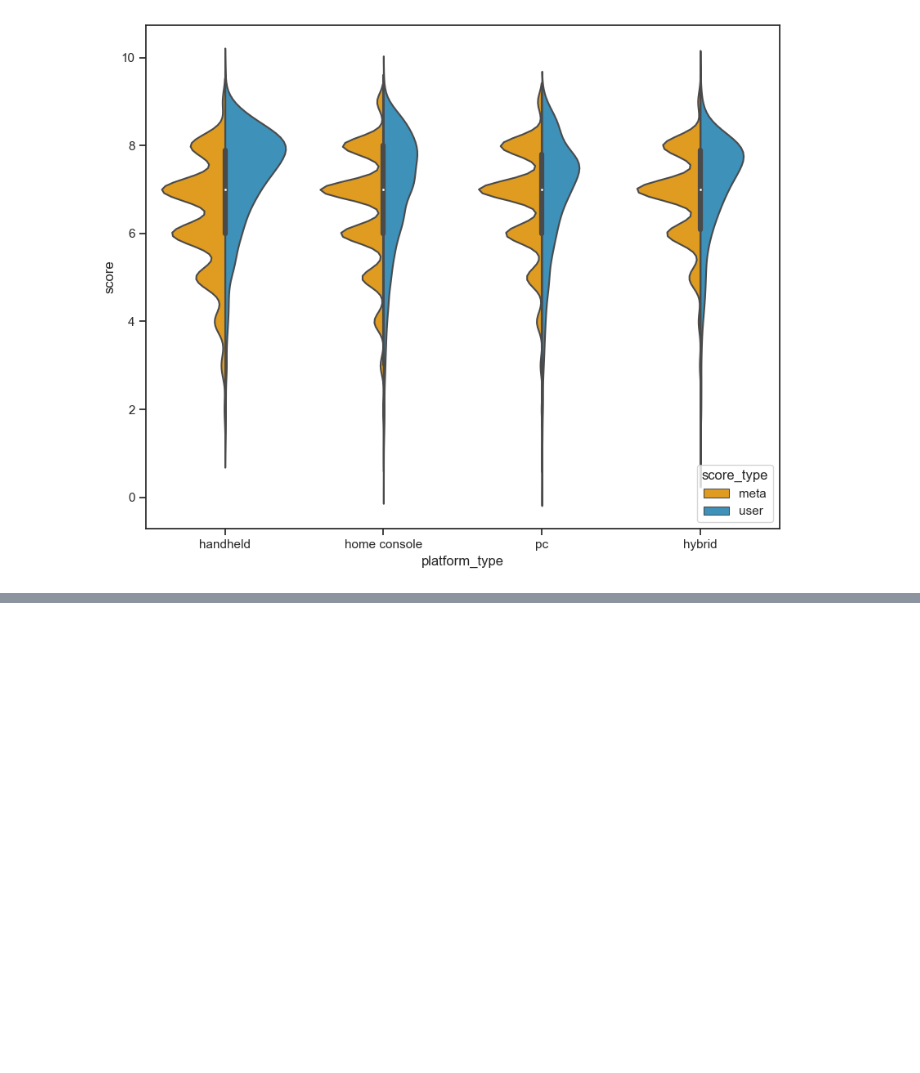
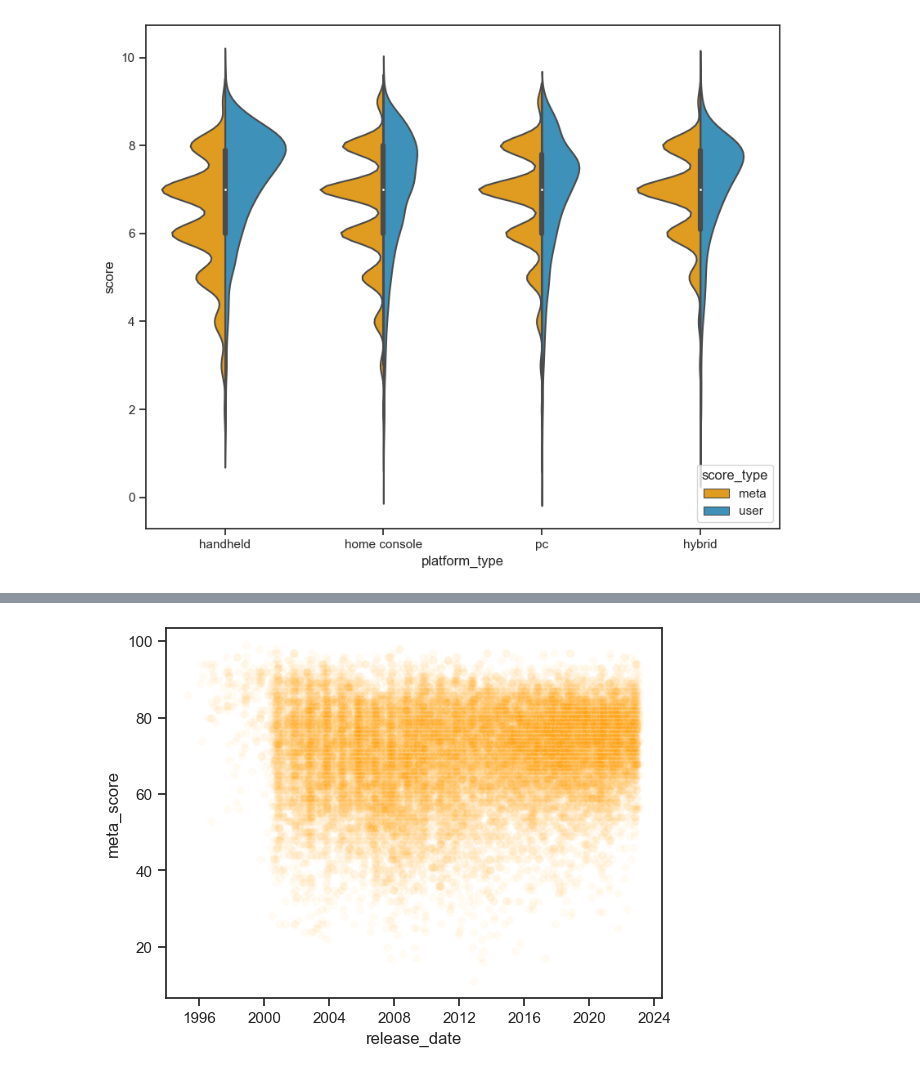
Before and after one commit to henrylin03/video-games, a Jupyter notebook: analysis.ipynb, the cells around one changed output, grey strips where cells are left out. Saved outputs shown, nothing was run; the diff lists cells and outputs as text; code cells hidden in the pictures; blank space fills up the shorter version.

```diff
--- a/analysis.ipynb
+++ b/analysis.ipynb
@@ -541,0 +547,7 @@ plt.show()
+# %%
+sns.scatterplot(
+    data=merged_df, x="release_date", y="meta_score", alpha=0.05, color="orange"
+)
+plt.show()
+# %% [output]
+[figure, added]
```
Also changed, not shown: parts of 12 cells of this notebook.
